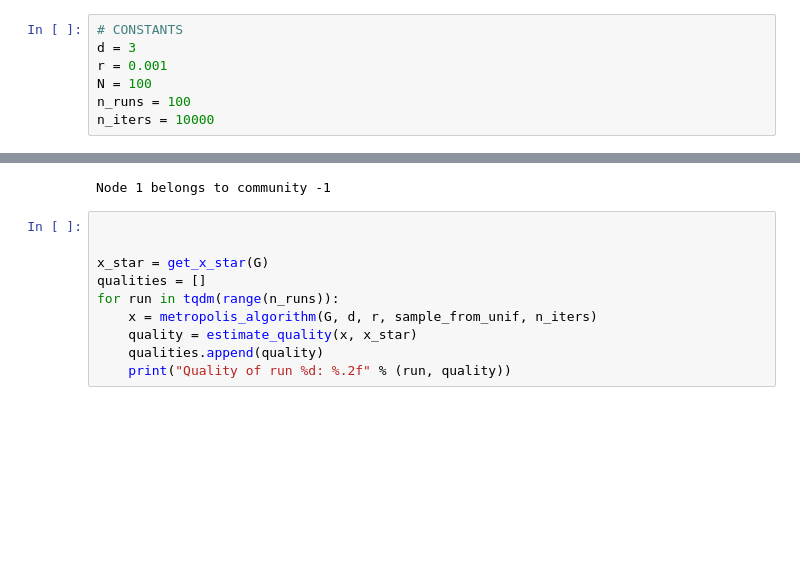
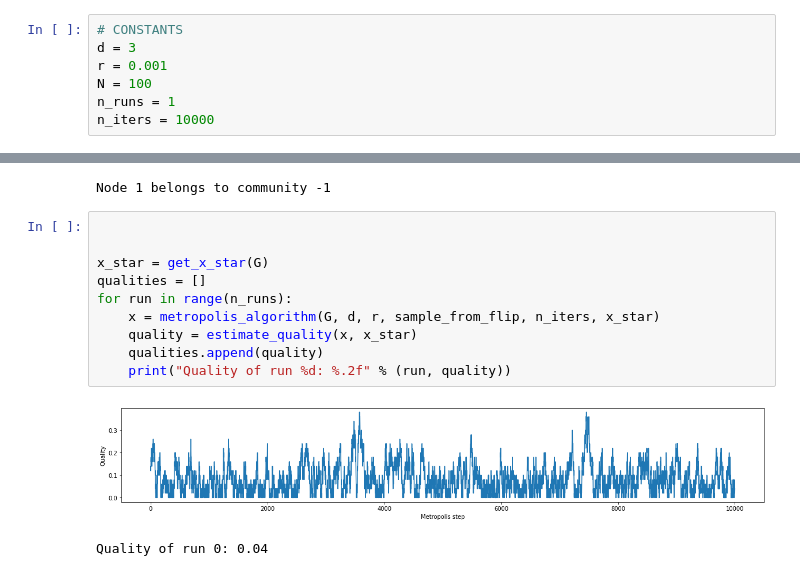
Before and after one commit to davidemazzali/markov-chains-project, a Jupyter notebook: project.ipynb, the cells around one changed output, grey strips where cells are left out. Drawn from its saved outputs; the diff is of its cells as text; blank space fills up the shorter version.

Commit message:
Added plot of qualities in a run

```diff
--- a/project.ipynb
+++ b/project.ipynb
@@ -10,7 +10,7 @@ from tqdm.notebook import tqdm
 d = 3
 r = 0.001
 N = 100
-n_runs = 100
+n_runs = 1
 n_iters = 10000
 # %%
 G = generate_observation_graph(d, r, N)
@@ -25,10 +25,13 @@ Node 1 belongs to community -1
 # %%
 
 
 x_star = get_x_star(G)
 qualities = []
-for run in tqdm(range(n_runs)):
-    x = metropolis_algorithm(G, d, r, sample_from_unif, n_iters)
+for run in range(n_runs):
+    x = metropolis_algorithm(G, d, r, sample_from_flip, n_iters, x_star)
     quality = estimate_quality(x, x_star)
     qualities.append(quality)
     print("Quality of run %d: %.2f" % (run, quality))
+# %% [output]
+[figure, added]
+Quality of run 0: 0.04
```
Also changed, not shown: parts of 1 cell of this notebook, 2 other files.
